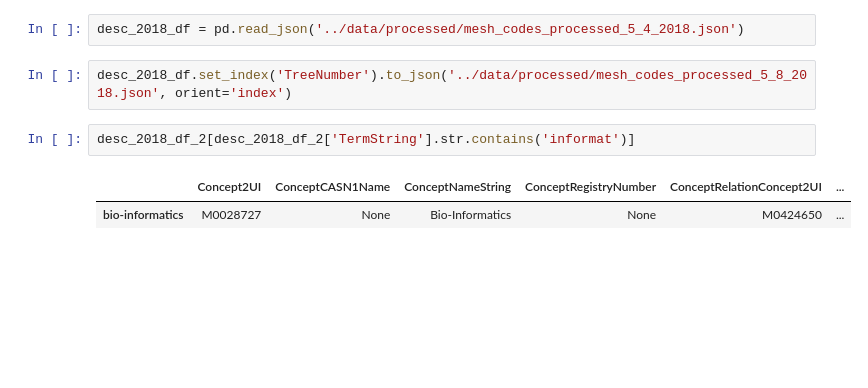
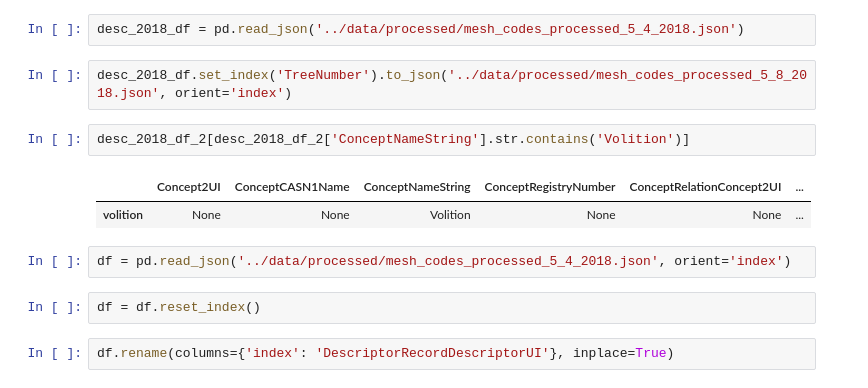
Before and after one commit to georgerichardson/rwjf, a Jupyter notebook: notebooks/04_gr_mesh_processing.ipynb, the cells around one changed output. Saved outputs shown, nothing was run; the diff lists cells and outputs as text; blank space fills up the shorter version.

```diff
--- a/notebooks/04_gr_mesh_processing.ipynb
+++ b/notebooks/04_gr_mesh_processing.ipynb
@@ -362,7 +432,13 @@ desc_2018_df = pd.read_json('../data/processed/mesh_codes_processed_5_4_2018.jso
 # %%
 desc_2018_df.set_index('TreeNumber').to_json('../data/processed/mesh_codes_processed_5_8_2018.json', orient='index')
 # %%
-desc_2018_df_2[desc_2018_df_2['TermString'].str.contains('informat')]
+desc_2018_df_2[desc_2018_df_2['ConceptNameString'].str.contains('Volition')]
 # %% [output]
 |  | Concept2UI | ConceptCASN1Name | ConceptNameString | ConceptRegistryNumber | ConceptRelationConcept2UI | ... |
-| bio-informatics | M0028727 | None | Bio-Informatics | None | M0424650 | ... |
+| volition | None | None | Volition | None | None | ... |
+# %%
+df = pd.read_json('../data/processed/mesh_codes_processed_5_4_2018.json', orient='index')
+# %%
+df = df.reset_index()
+# %%
+df.rename(columns={'index': 'DescriptorRecordDescriptorUI'}, inplace=True)
```
Also changed, not shown: parts of 20 cells of this notebook, 7 other files.
